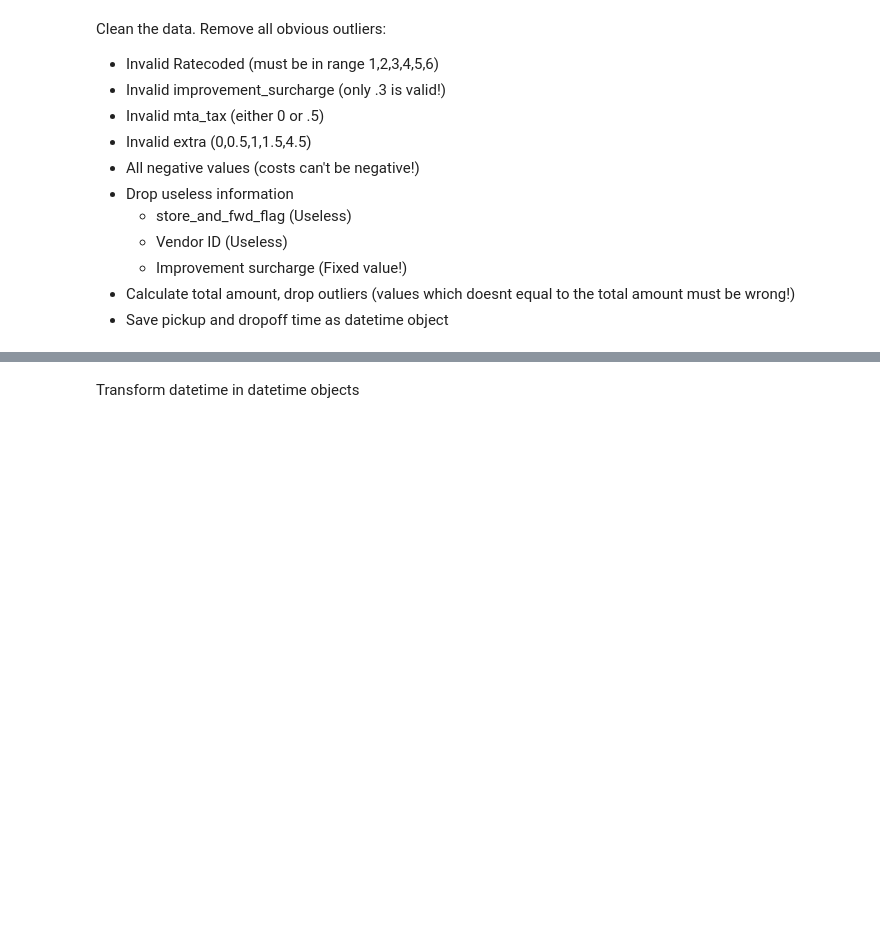
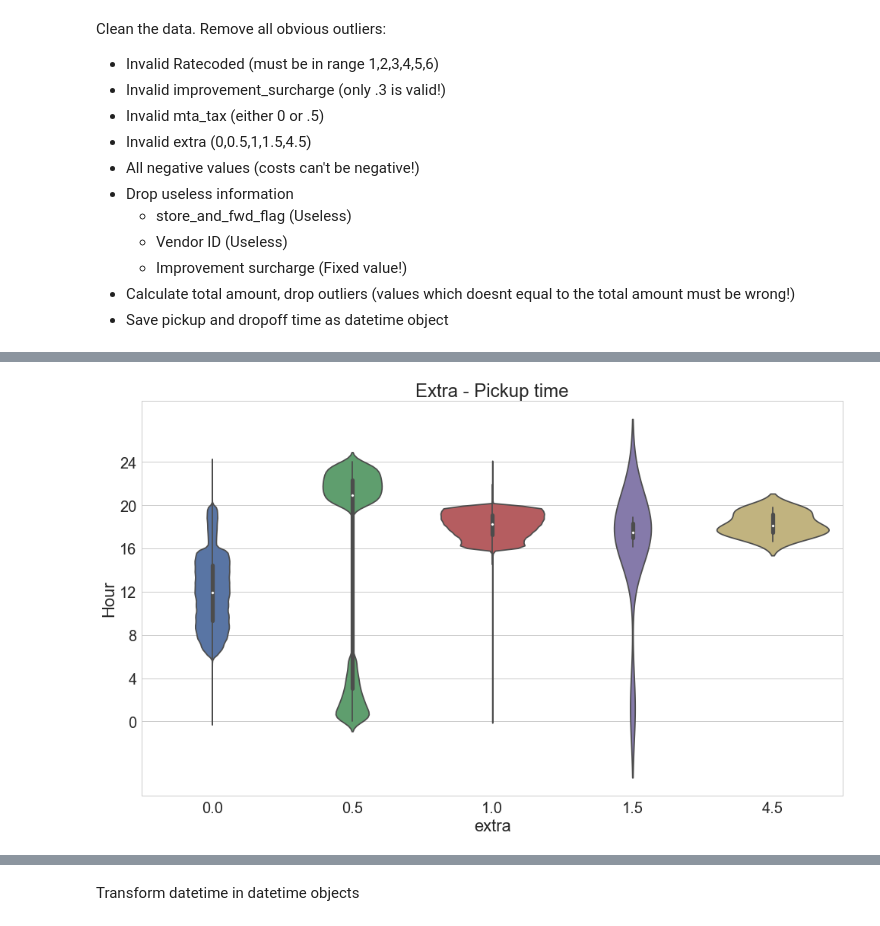
Before and after one commit to Sitorias/TaxiPrediction, a Jupyter notebook: Data_cleaning.ipynb, the cells around one changed output, grey strips where cells are left out. Drawn from its saved outputs; the diff is of its cells as text; code cells hidden in the pictures; blank space fills up the shorter version.

```diff
--- a/Data_cleaning.ipynb
+++ b/Data_cleaning.ipynb
@@ -144,0 +195,25 @@ df.groupby(['RatecodeID']).mta_tax.value_counts()
+# %%
+data['tpep_pickup_datetime'] = pd.to_datetime(data.tpep_pickup_datetime)
+data['tpep_dropoff_datetime'] = pd.to_datetime(data.tpep_dropoff_datetime)
+
+data['pickup_time'] = data.tpep_pickup_datetime - pd.to_datetime(data.tpep_pickup_datetime.dt.date)
+data['dropoff_time'] = data.tpep_dropoff_datetime - pd.to_datetime(data.tpep_dropoff_datetime.dt.date)
+# %%
+data = data.drop(data[data.extra.isin([0,0.5,1,1.5,4.5]) == False].index)
+# %%
+sample = data[(data.RatecodeID == 1)]
+plt.figure(figsize=(16,9))
+
+
+sns.violinplot(x=sample.extra,y=sample.pickup_time.astype('timedelta64[s]'))
+plt.title('Extra - Pickup time')
+
+plt.yticks(np.arange((1440*60)+1,step=(240)*60),np.arange(25,step=4))
+plt.ylabel('Hour')
+
+plt.subplots_adjust(left=0.1, top=.9, bottom=0.10)
+
+plt.savefig('plots/ExtraPickup.pdf')
+plt.savefig('plots/ExtraPickup.png')
+# %% [output]
+[figure, added]
```
Also changed, not shown: parts of 39 cells of this notebook, 2 other files.
